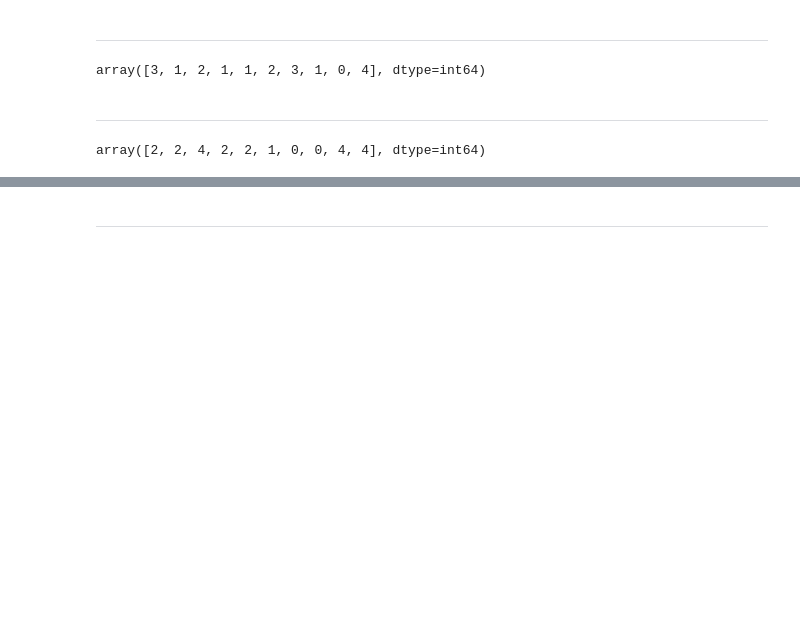
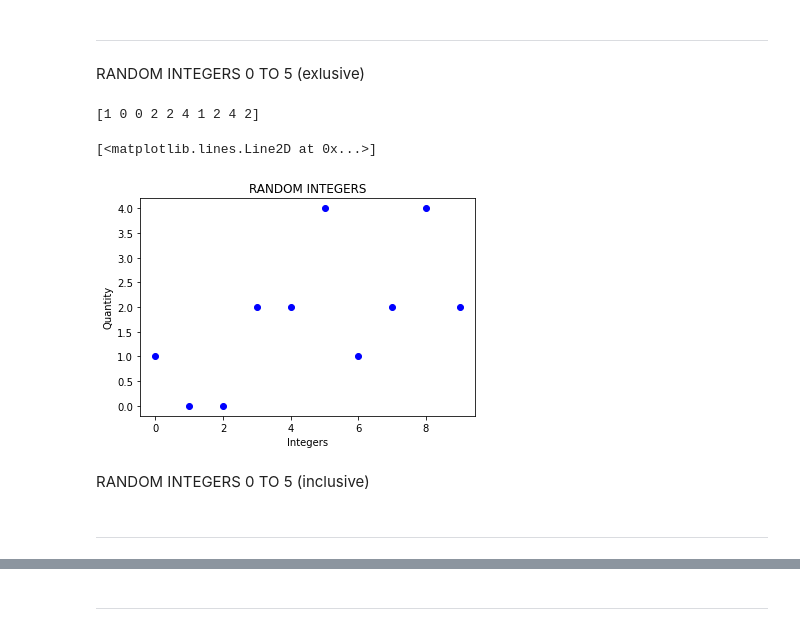
Before and after one commit to AnteDujic/Programming-for-Data-Analysis, a Jupyter notebook: numpy-random.ipynb, the cells around one changed output, grey strips where cells are left out. Saved outputs shown, nothing was run; the diff lists cells and outputs as text; code cells hidden in the pictures; blank space fills up the shorter version.

```diff
--- a/numpy-random.ipynb
+++ b/numpy-random.ipynb
@@ -91,12 +91,19 @@ Below are a few more examples.
 # %% [markdown]
 ***
+# %% [markdown]
+RANDOM INTEGERS 0 TO 5 (exlusive)
 # %%
-rng.integers(5, size=10)
+x1_int = (rng.integers(5, size=10))
+print (x1_int)
+plt.title("RANDOM INTEGERS")
+plt.xlabel("Integers")
+plt.ylabel("Quantity")
+plt.plot (x1_int, "bo")
 # %% [output]
-array([3, 1, 2, 1, 1, 2, 3, 1, 0, 4], dtype=int64)
+[1 0 0 2 2 4 1 2 4 2]
+[<matplotlib.lines.Line2D at 0x...>]
+[figure, added]
+# %% [markdown]
+RANDOM INTEGERS 0 TO 5 (inclusive)
 # %% [markdown]
 ***
-# %%
-rng.integers(5, size=10, endpoint = True)
-# %% [output]
-array([2, 2, 4, 2, 2, 1, 0, 0, 4, 4], dtype=int64)
```
Also changed, not shown: parts of 44 cells of this notebook, 1 other file.
